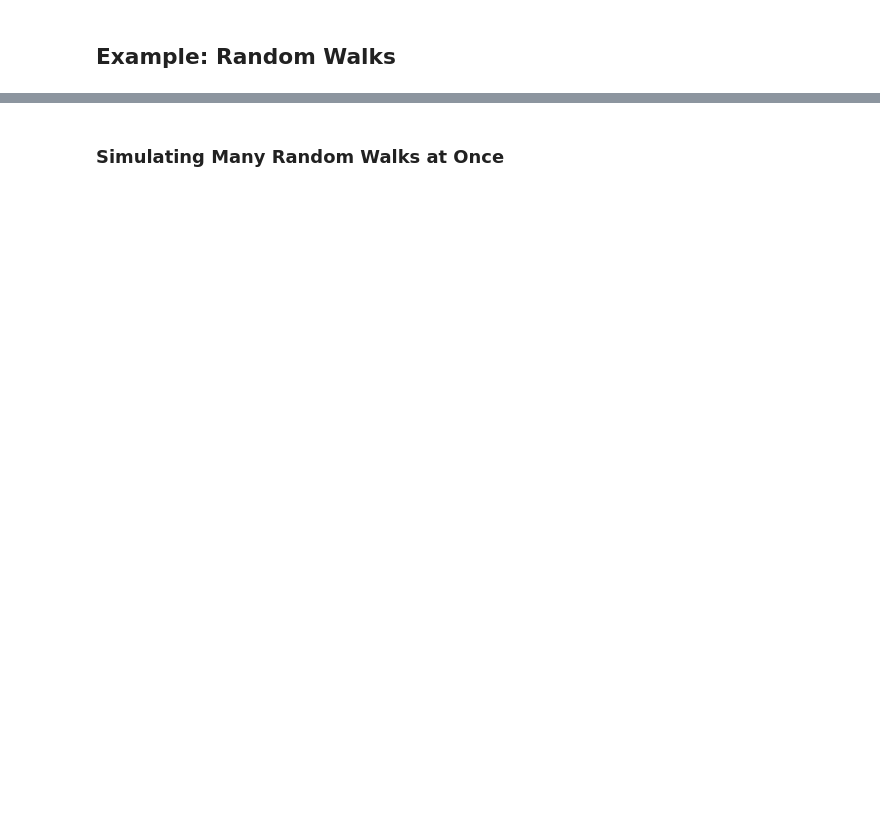
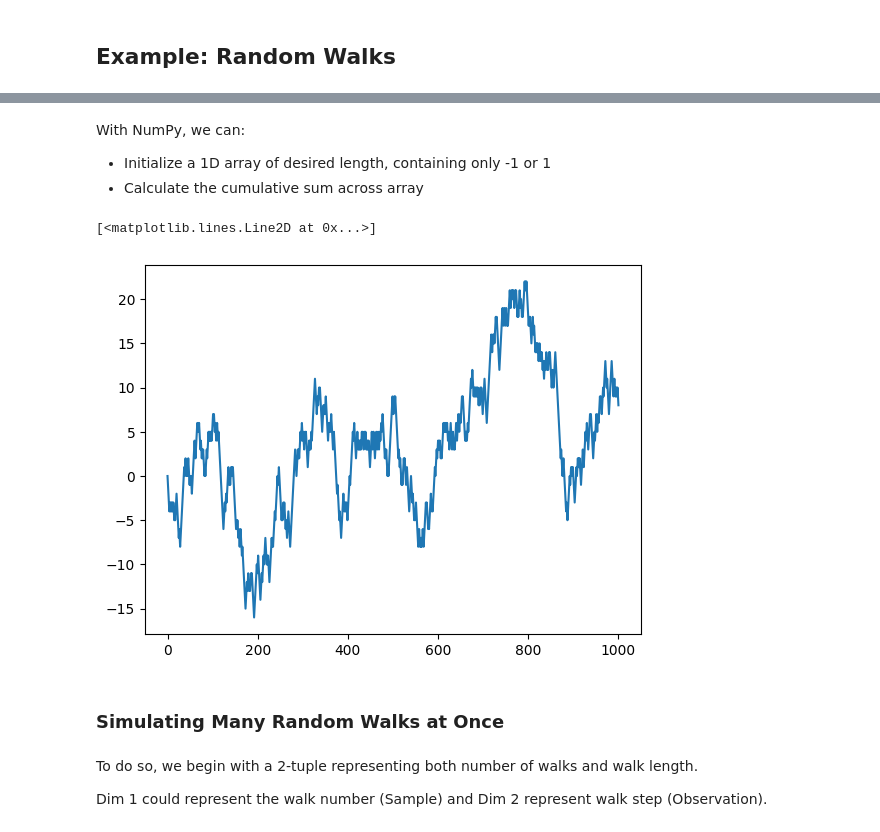
Before and after one commit to nghiaagent/2025-pydata-book, a Jupyter notebook: ipynb/chapter_4.ipynb, the cells around one changed output, grey strips where cells are left out. Drawn from its saved outputs; the diff is of its cells as text; code cells hidden in the pictures; blank space fills up the shorter version.

```diff
--- a/ipynb/chapter_4.ipynb
+++ b/ipynb/chapter_4.ipynb
@@ -500,2 +796,25 @@ array([[[13, 13, 10, 15],
+# %% [markdown]
+With NumPy, we can:
+- Initialize a 1D array of desired length, containing only -1 or 1
+- Calculate the cumulative sum across array
+# %%
+# NumPy
+## Create array representing random walk steps
+draws = np.random.randint(0, 2, 1000)
+draws = np.where(draws == 0, -1, 1)
+
+## Add starting position
+walk = np.insert(draws, 0, 0)
+
+## Calculate random walk
+walk = np.cumsum(walk)
+plt.plot(walk)
+# %% [output]
+[<matplotlib.lines.Line2D at 0x...>]
+[figure, added]
 # %% [markdown]
 ### Simulating Many Random Walks at Once
+# %% [markdown]
+To do so, we begin with a 2-tuple representing both number of walks and walk length.
+
+Dim 1 could represent the walk number (Sample) and Dim 2 represent walk step (Observation).
```
Also changed, not shown: parts of 46 cells of this notebook.
